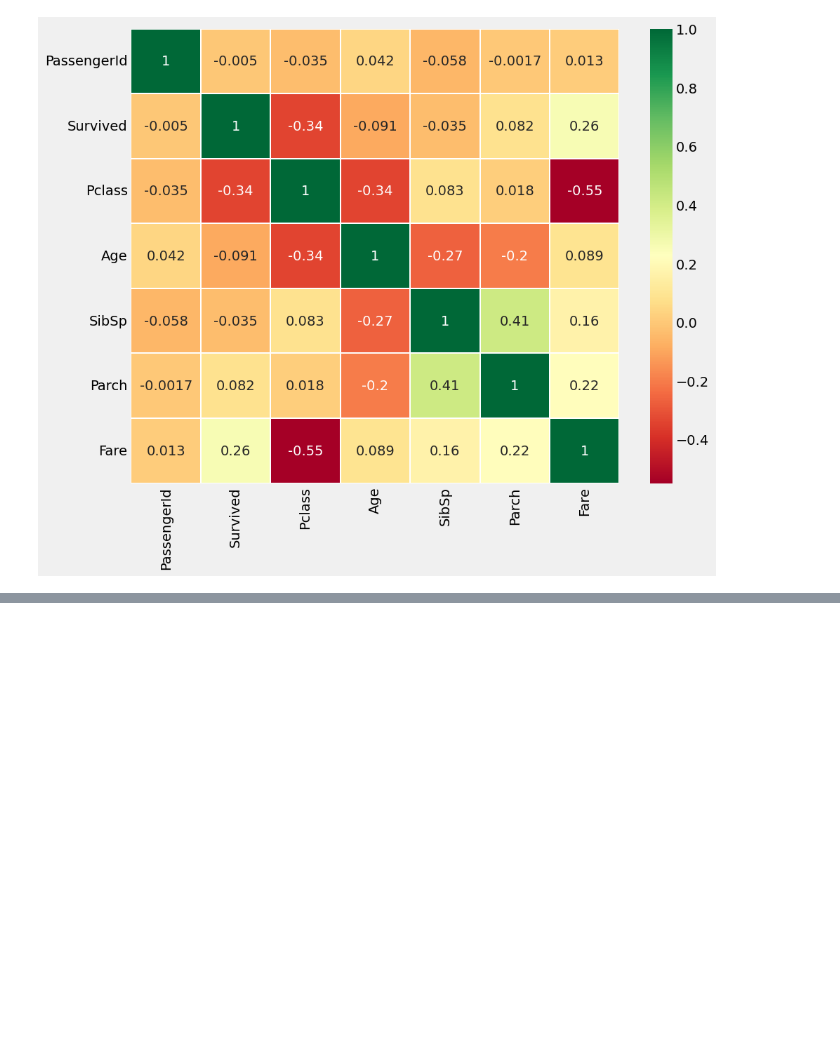
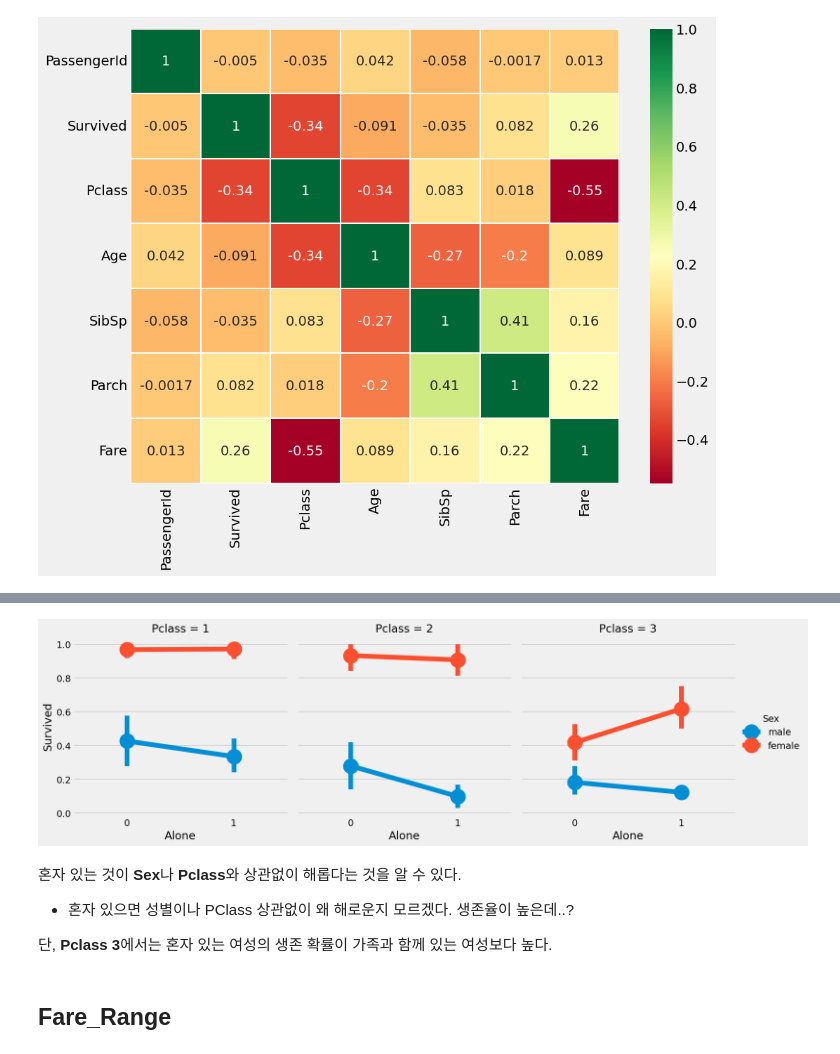
Before and after one commit to wonhee126/Kaggle, a Jupyter notebook: Titanic/1LV Machine Learning from Disaster/EDA To Prediction(DieTanic).ipynb, the cells around one changed output, grey strips where cells are left out. Saved outputs shown, nothing was run; the diff lists cells and outputs as text; code cells hidden in the pictures; blank space fills up the shorter version.

```diff
--- a/Titanic/1LV Machine Learning from Disaster/EDA To Prediction(DieTanic).ipynb
+++ b/Titanic/1LV Machine Learning from Disaster/EDA To Prediction(DieTanic).ipynb
@@ -613,0 +727,13 @@ plt.show()
+# %%
+sns.catplot(x='Alone',y='Survived',data=data,hue='Sex',col='Pclass',kind='point')
+plt.show()
+# %% [output]
+[figure, added]
+# %% [markdown]
+혼자 있는 것이 **Sex**나 **Pclass**와 상관없이 해롭다는 것을 알 수 있다.
+- 혼자 있으면 성별이나 PClass 상관없이 왜 해로운지 모르겠다. 생존율이 높은데..?
+
+
+단, **Pclass 3**에서는 혼자 있는 여성의 생존 확률이 가족과 함께 있는 여성보다 높다.
+# %% [markdown]
+## Fare_Range
```
Also changed, not shown: parts of 33 cells of this notebook.
